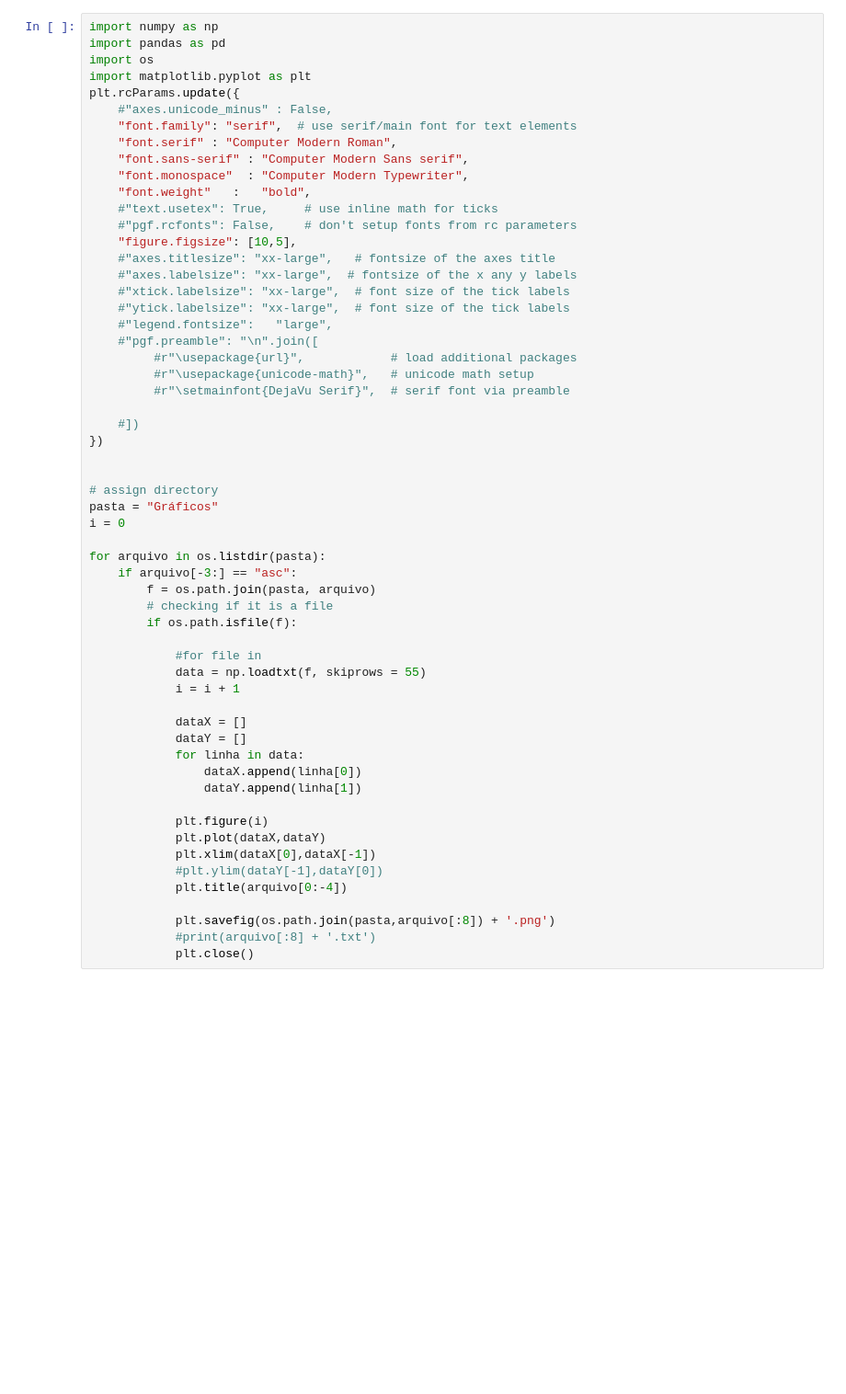
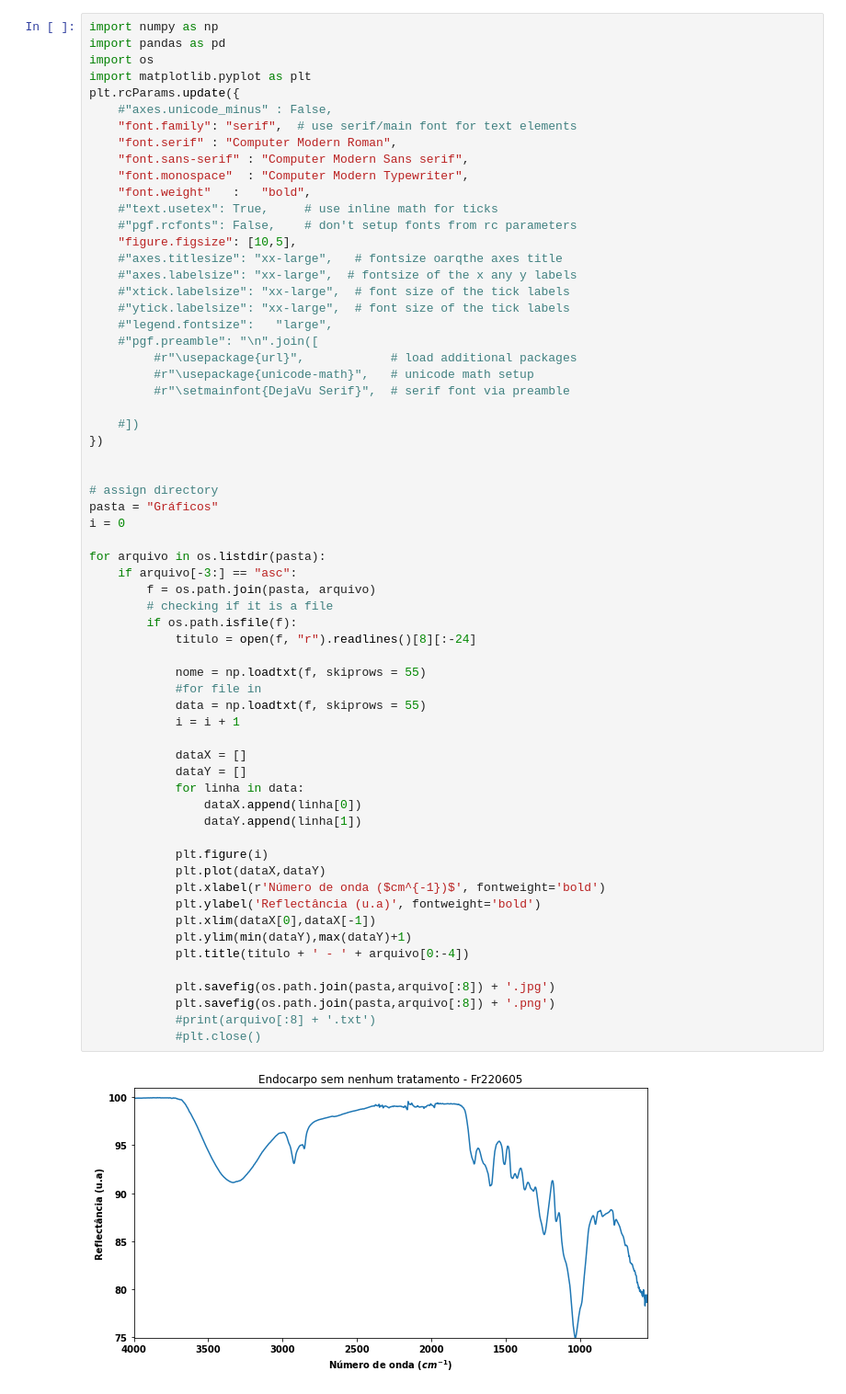
Before and after one commit to IvanRehder/Blender, a Jupyter notebook: Projetos/Projeto Vitor/LerGrafico.ipynb, the cells around one changed output. Shown: that part at 92% size. Drawn from its saved outputs; the diff is of its cells as text; blank space fills up the shorter version.

```diff
--- a/Projetos/Projeto Vitor/LerGrafico.ipynb
+++ b/Projetos/Projeto Vitor/LerGrafico.ipynb
@@ -13,7 +13,7 @@ plt.rcParams.update({
     #"text.usetex": True,     # use inline math for ticks
     #"pgf.rcfonts": False,    # don't setup fonts from rc parameters
     "figure.figsize": [10,5],
-    #"axes.titlesize": "xx-large",   # fontsize of the axes title
+    #"axes.titlesize": "xx-large",   # fontsize oarqthe axes title
     #"axes.labelsize": "xx-large",  # fontsize of the x any y labels
     #"xtick.labelsize": "xx-large",  # font size of the tick labels
     #"ytick.labelsize": "xx-large",  # font size of the tick labels
@@ -26,33 +26,40 @@ plt.rcParams.update({
     #])
 })
 
 
 # assign directory
 pasta = "Gráficos"
 i = 0
 
 for arquivo in os.listdir(pasta):
     if arquivo[-3:] == "asc":
         f = os.path.join(pasta, arquivo)
         # checking if it is a file
         if os.path.isfile(f):
+            titulo = open(f, "r").readlines()[8][:-24]
 
+            nome = np.loadtxt(f, skiprows = 55)
             #for file in
             data = np.loadtxt(f, skiprows = 55)
             i = i + 1
 
             dataX = []
             dataY = []
             for linha in data:
                 dataX.append(linha[0])
                 dataY.append(linha[1])
 
             plt.figure(i)
             plt.plot(dataX,dataY)
+            plt.xlabel(r'Número de onda ($cm^{-1})$', fontweight='bold')
+            plt.ylabel('Reflectância (u.a)', fontweight='bold')
             plt.xlim(dataX[0],dataX[-1])
-            #plt.ylim(dataY[-1],dataY[0])
-            plt.title(arquivo[0:-4])
+            plt.ylim(min(dataY),max(dataY)+1)
+            plt.title(titulo + ' - ' + arquivo[0:-4])
 
+            plt.savefig(os.path.join(pasta,arquivo[:8]) + '.jpg')
             plt.savefig(os.path.join(pasta,arquivo[:8]) + '.png')
             #print(arquivo[:8] + '.txt')
-            plt.close()
+            #plt.close()
+# %% [output]
+[figure, added]
```
Also changed, not shown: parts of 4 cells of this notebook, 25 other files.
